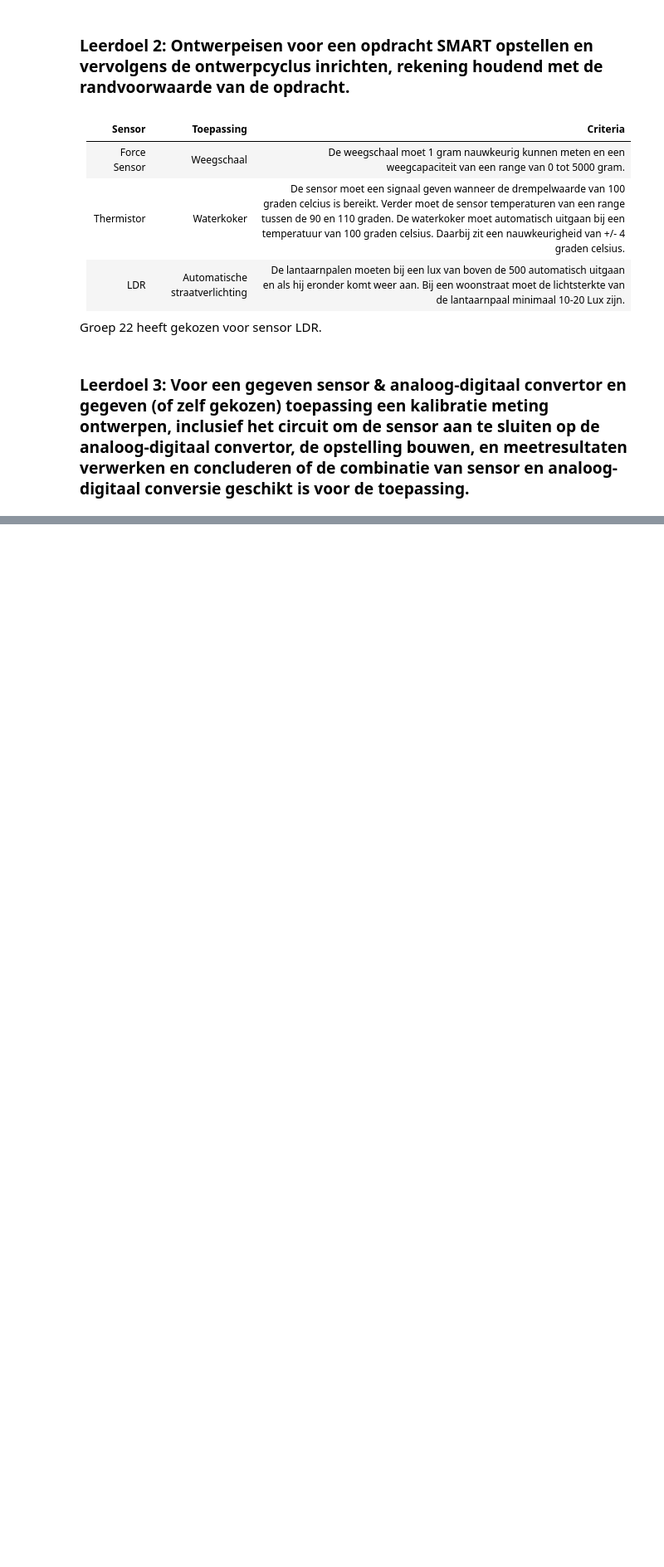
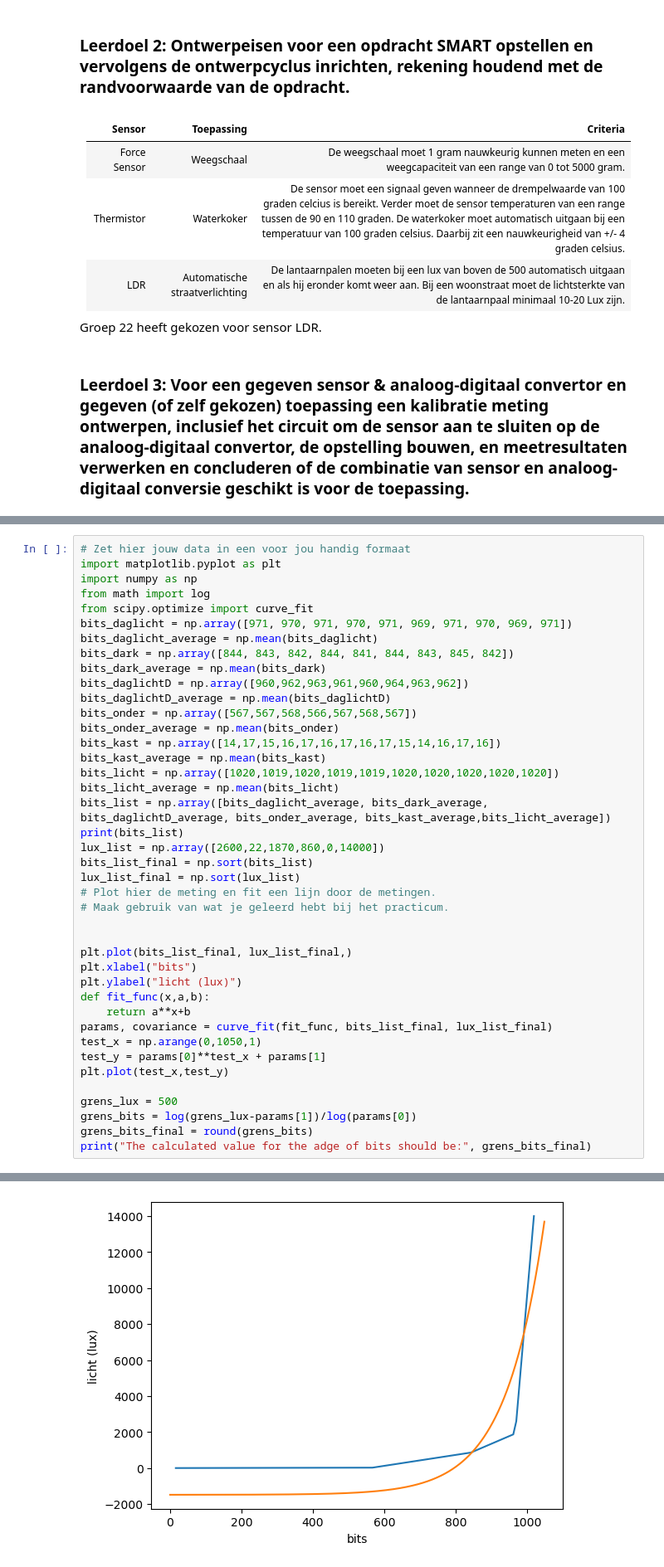
Before and after one commit to elinedeiters-blip/opdrachten-DEF-D, a Jupyter notebook: FysiekeOntwerpopdrachten/1KalibreerEenSensorDigitaalAnaloog/DEFOntwerpopdracht1KalibreerEenSensorInvulTemplate.ipynb, the cells around one changed output, grey strips where cells are left out. Shown at 83% size. Saved outputs shown, nothing was run; the diff lists cells and outputs as text; blank space fills up the shorter version.

```diff
--- a/FysiekeOntwerpopdrachten/1KalibreerEenSensorDigitaalAnaloog/DEFOntwerpopdracht1KalibreerEenSensorInvulTemplate.ipynb
+++ b/FysiekeOntwerpopdrachten/1KalibreerEenSensorDigitaalAnaloog/DEFOntwerpopdracht1KalibreerEenSensorInvulTemplate.ipynb
@@ -158,0 +154,42 @@ Kopieer hier de cel(len) waaruit blijkt dat jullie leerdoel 3 beheersen.
+# %%
+# Zet hier jouw data in een voor jou handig formaat
+import matplotlib.pyplot as plt
+import numpy as np
+from math import log
+from scipy.optimize import curve_fit
+bits_daglicht = np.array([971, 970, 971, 970, 971, 969, 971, 970, 969, 971])
+bits_daglicht_average = np.mean(bits_daglicht)
+bits_dark = np.array([844, 843, 842, 844, 841, 844, 843, 845, 842])
+bits_dark_average = np.mean(bits_dark)
+bits_daglichtD = np.array([960,962,963,961,960,964,963,962])
+bits_daglichtD_average = np.mean(bits_daglichtD)
+bits_onder = np.array([567,567,568,566,567,568,567])
+bits_onder_average = np.mean(bits_onder)
+bits_kast = np.array([14,17,15,16,17,16,17,16,17,15,14,16,17,16])
+bits_kast_average = np.mean(bits_kast)
+bits_licht = np.array([1020,1019,1020,1019,1019,1020,1020,1020,1020,1020])
+bits_licht_average = np.mean(bits_licht)
+bits_list = np.array([bits_daglicht_average, bits_dark_average, bits_daglichtD_average, bits_onder_average, bits_kast_average,bits_licht_average])
+print(bits_list)
+lux_list = np.array([2600,22,1870,860,0,14000])
+bits_list_final = np.sort(bits_list)
+lux_list_final = np.sort(lux_list)
+# Plot hier de meting en fit een lijn door de metingen.
+# Maak gebruik van wat je geleerd hebt bij het practicum.
+
+
+plt.plot(bits_list_final, lux_list_final,)
+plt.xlabel("bits")
+plt.ylabel("licht (lux)")
+def fit_func(x,a,b):
+    return a**x+b
+params, covariance = curve_fit(fit_func, bits_list_final, lux_list_final)
+test_x = np.arange(0,1050,1)
+test_y = params[0]**test_x + params[1]
+plt.plot(test_x,test_y)
+
+grens_lux = 500
+grens_bits = log(grens_lux-params[1])/log(params[0])
+grens_bits_final = round(grens_bits)
+print("The calculated value for the adge of bits should be:", grens_bits_final)
+# %% [output]
@@ -158,0 +199 @@ Kopieer hier de cel(len) waaruit blijkt dat jullie leerdoel 3 beheersen.
+[figure, added]
```
Also changed, not shown: parts of 7 cells of this notebook.
